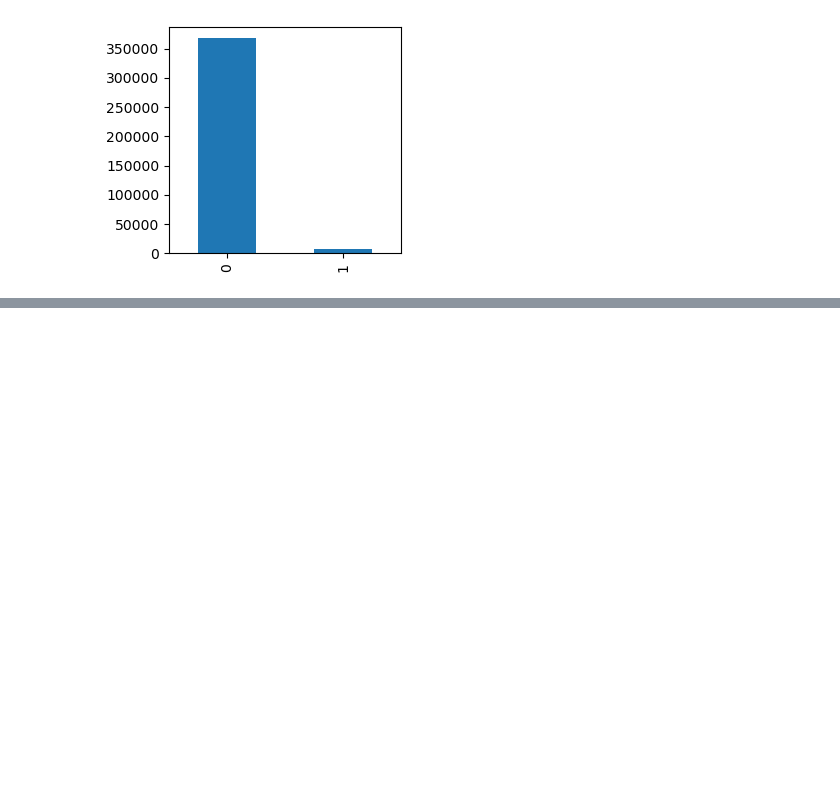
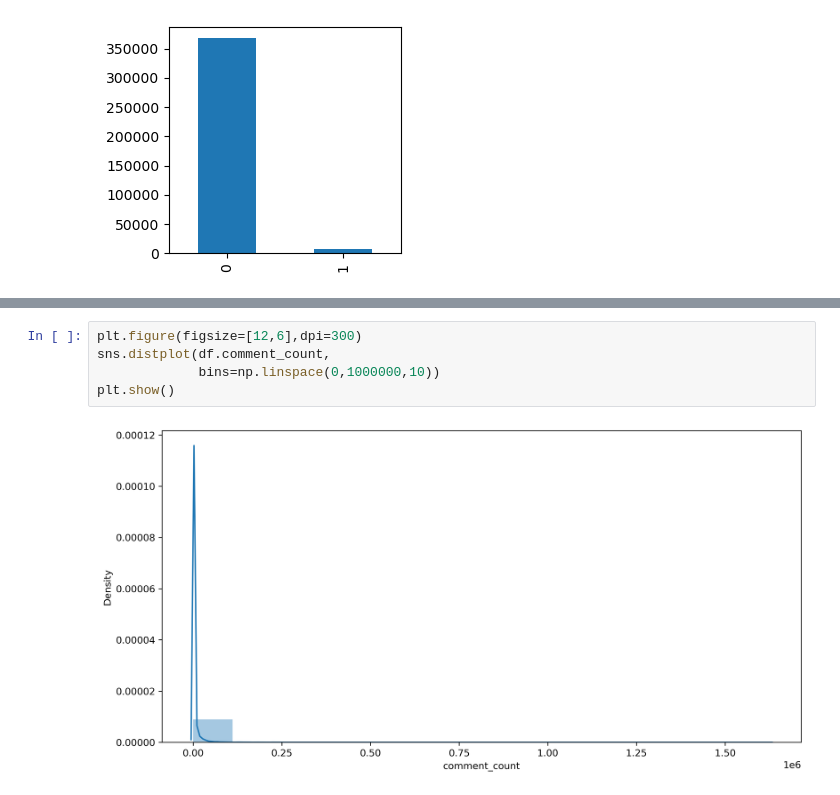
Before and after one commit to ashen007/youtube_trending, a Jupyter notebook: trending.ipynb, the cells around one changed output, grey strips where cells are left out. Cells and saved outputs as stored; diff of their text form; blank space fills up the shorter version.

```diff
--- a/trending.ipynb
+++ b/trending.ipynb
@@ -339,0 +414,7 @@ plt.show()
+# %%
+plt.figure(figsize=[12,6],dpi=300)
+sns.distplot(df.comment_count,
+             bins=np.linspace(0,1000000,10))
+plt.show()
+# %% [output]
+[figure, added]
```
Also changed, not shown: parts of 11 cells of this notebook.
